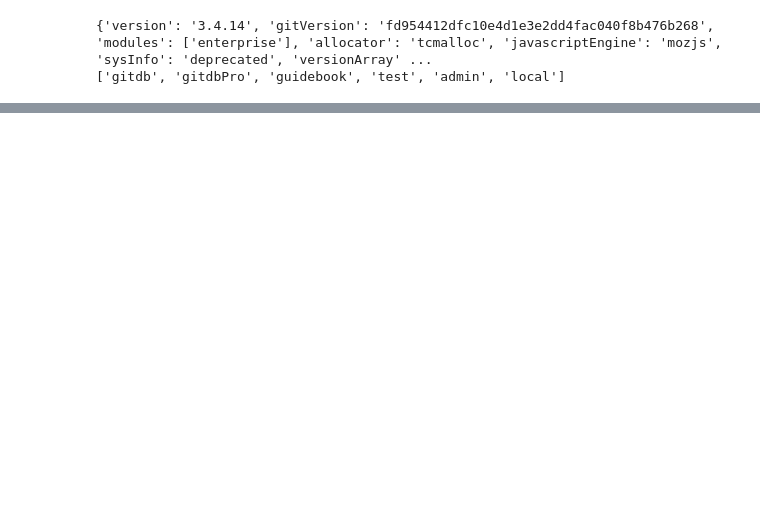
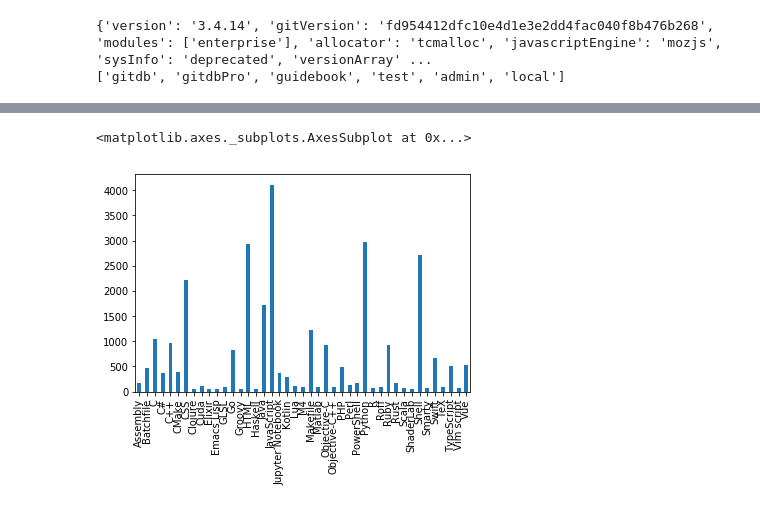
Before and after one commit to wxhan0128/GitHub-Data-Analysis, a Jupyter notebook: languages.ipynb, the cells around one changed output, grey strips where cells are left out. Cells and saved outputs as stored; diff of their text form; code cells hidden in the pictures; blank space fills up the shorter version.

```diff
--- a/languages.ipynb
+++ b/languages.ipynb
@@ -25,0 +32,2 @@ all_langs = langs.distinct('languages')
+# %%
+df = pd.DataFrame(all_langs)
@@ -25,0 +127,4 @@ all_langs = langs.distinct('languages')
+# %%
+# filter languages that appears >= 100 times
+df_50 = df.loc[:, df.count()>=50]
+df_50.head()
@@ -25,0 +159,5 @@ all_langs = langs.distinct('languages')
+# %%
+df_50.count().plot('bar')
+# %% [output]
+<matplotlib.axes._subplots.AxesSubplot at 0x...>
+[figure, added]
```
Also changed, not shown: parts of 11 cells of this notebook.
